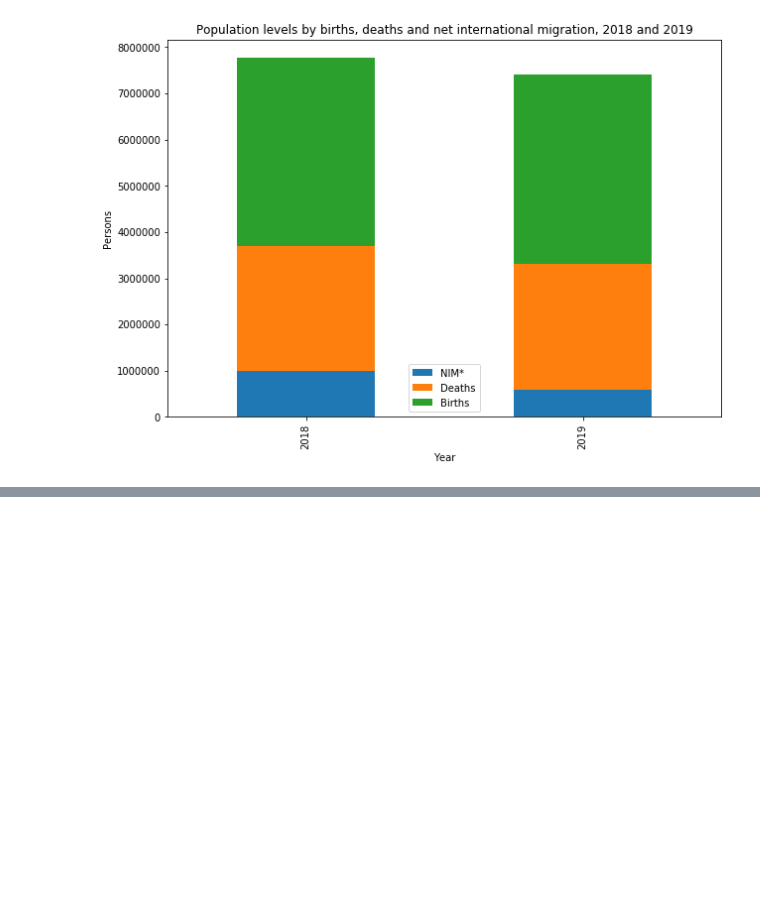
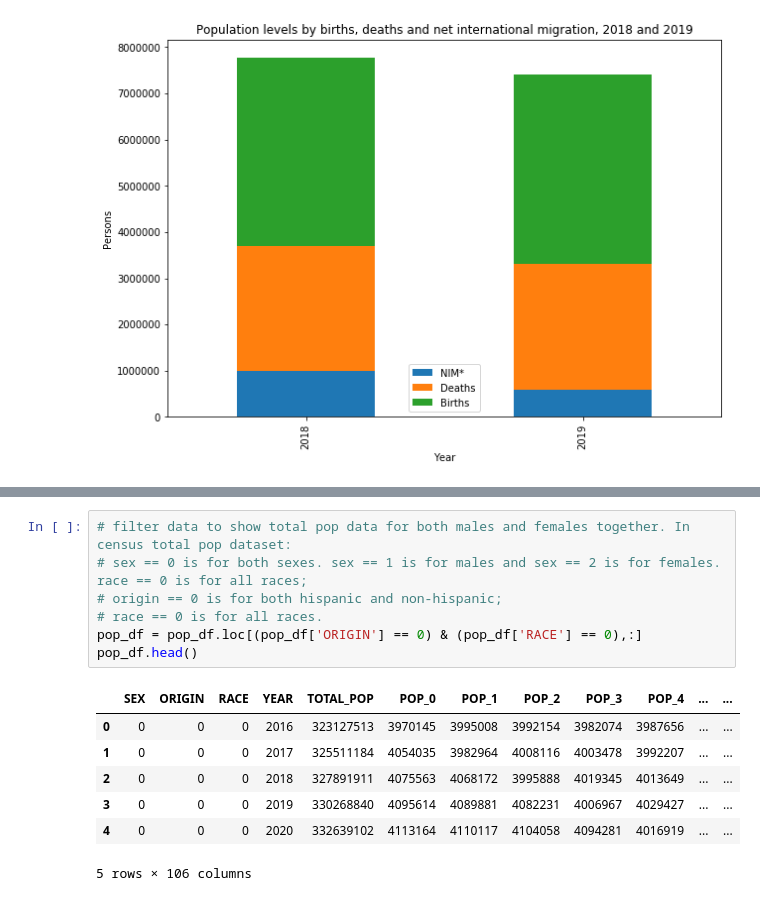
Before and after one commit to plowden/project-1-group-6, a Jupyter notebook: Net International Migration.ipynb, the cells around one changed output, grey strips where cells are left out. Cells and saved outputs as stored; diff of their text form; blank space fills up the shorter version.

```diff
--- a/Net International Migration.ipynb
+++ b/Net International Migration.ipynb
@@ -389,0 +414,15 @@ Text(0, 0.5, 'Persons')
+# %%
+# filter data to show total pop data for both males and females together. In census total pop dataset:
+# sex == 0 is for both sexes. sex == 1 is for males and sex == 2 is for females. race == 0 is for all races;
+# origin == 0 is for both hispanic and non-hispanic;
+# race == 0 is for all races.
+pop_df = pop_df.loc[(pop_df['ORIGIN'] == 0) & (pop_df['RACE'] == 0),:]
+pop_df.head()
+# %% [output]
+|  | SEX | ORIGIN | RACE | YEAR | TOTAL_POP | POP_0 | POP_1 | POP_2 | POP_3 | POP_4 | ... | ... |
+| 0 | 0 | 0 | 0 | 2016 | 323127513 | 3970145 | 3995008 | 3992154 | 3982074 | 3987656 | ... | ... |
+| 1 | 0 | 0 | 0 | 2017 | 325511184 | 4054035 | 3982964 | 4008116 | 4003478 | 3992207 | ... | ... |
+| 2 | 0 | 0 | 0 | 2018 | 327891911 | 4075563 | 4068172 | 3995888 | 4019345 | 4013649 | ... | ... |
+| 3 | 0 | 0 | 0 | 2019 | 330268840 | 4095614 | 4089881 | 4082231 | 4006967 | 4029427 | ... | ... |
+| 4 | 0 | 0 | 0 | 2020 | 332639102 | 4113164 | 4110117 | 4104058 | 4094281 | 4016919 | ... | ... |
+5 rows × 106 columns
```
Also changed, not shown: parts of 8 cells of this notebook.
